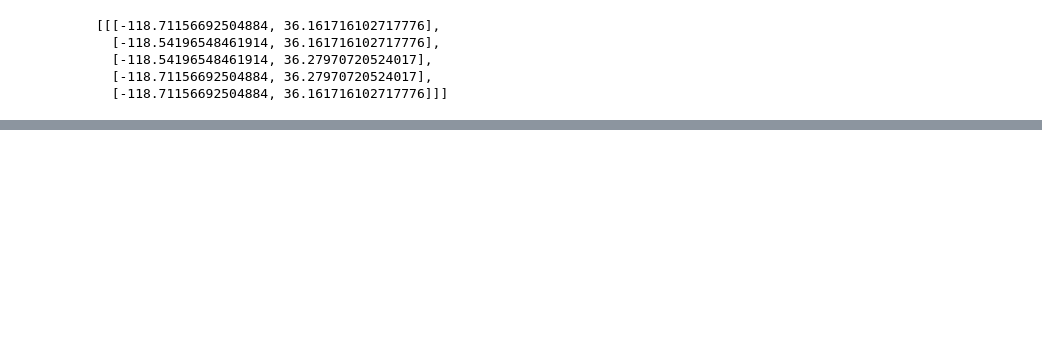
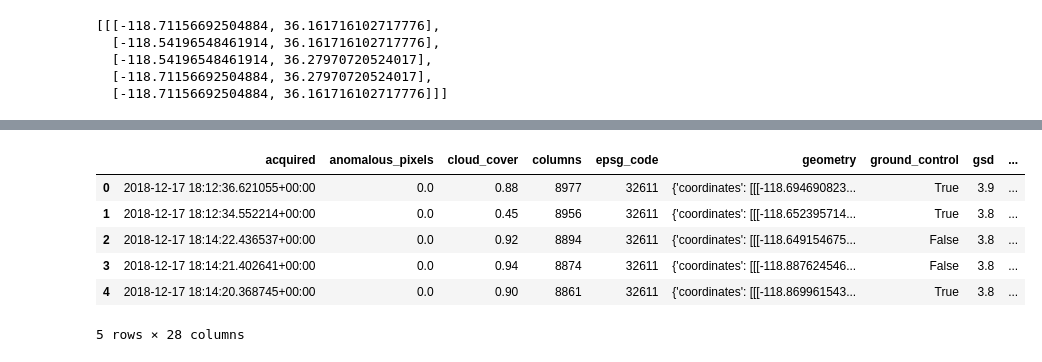
Before and after one commit to DataForGood-Norway/FireFromSpace, a Jupyter notebook: Satellite_data_workflow.ipynb, the cells around one changed output, grey strips where cells are left out. Drawn from its saved outputs; the diff is of its cells as text; code cells hidden in the pictures; blank space fills up the shorter version.

```diff
--- a/Satellite_data_workflow.ipynb
+++ b/Satellite_data_workflow.ipynb
@@ -116,0 +321,29 @@ feature_collection["features"][0]["geometry"]["coordinates"]
+# %%
+# now let's clean up the datetime stuff
+# make a shapely shape from our aoi
+portland = shape(myAOI)
+footprints = []
+overlaps = []
+# go through the geometry from our api call, convert to a shape and calculate overlap area.
+# also save the shape for safe keeping
+for footprint in scenes["geometry"].tolist():
+    s = shape(footprint)
+    footprints.append(s)
+    overlap = 100.0*(portland.intersection(s).area / portland.area)
+    overlaps.append(overlap)
+# take our lists and add them back to our dataframe
+scenes['overlap'] = pd.Series(overlaps, index=scenes.index)
+scenes['footprint'] = pd.Series(footprints, index=scenes.index)
+# now make sure pandas knows about our date/time columns.
+scenes["acquired"] = pd.to_datetime(scenes["acquired"])
+scenes["published"] = pd.to_datetime(scenes["published"])
+scenes["updated"] = pd.to_datetime(scenes["updated"])
+scenes.head()
+# %% [output]
+|  | acquired | anomalous_pixels | cloud_cover | columns | epsg_code | geometry | ground_control | gsd | ... |
+| 0 | 2018-12-17 18:12:36.621055+00:00 | 0.0 | 0.88 | 8977 | 32611 | {'coordinates': [[[-118.694690823... | True | 3.9 | ... |
+| 1 | 2018-12-17 18:12:34.552214+00:00 | 0.0 | 0.45 | 8956 | 32611 | {'coordinates': [[[-118.652395714... | True | 3.8 | ... |
+| 2 | 2018-12-17 18:14:22.436537+00:00 | 0.0 | 0.92 | 8894 | 32611 | {'coordinates': [[[-118.649154675... | False | 3.8 | ... |
+| 3 | 2018-12-17 18:14:21.402641+00:00 | 0.0 | 0.94 | 8874 | 32611 | {'coordinates': [[[-118.887624546... | False | 3.8 | ... |
+| 4 | 2018-12-17 18:14:20.368745+00:00 | 0.0 | 0.90 | 8861 | 32611 | {'coordinates': [[[-118.869961543... | True | 3.8 | ... |
+5 rows × 28 columns
```
Also changed, not shown: parts of 20 cells of this notebook, 1 other file.
